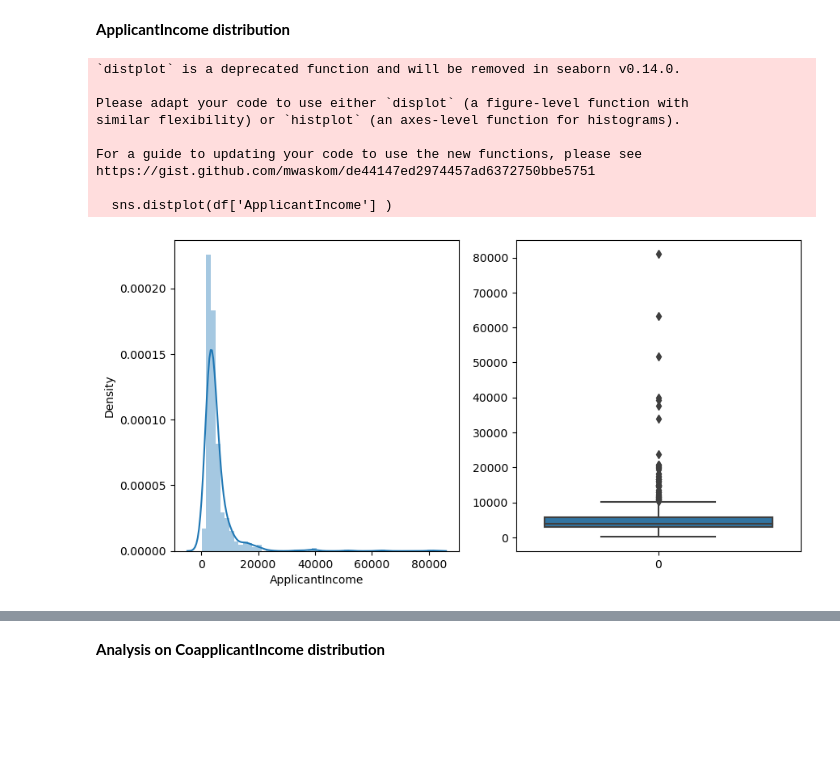
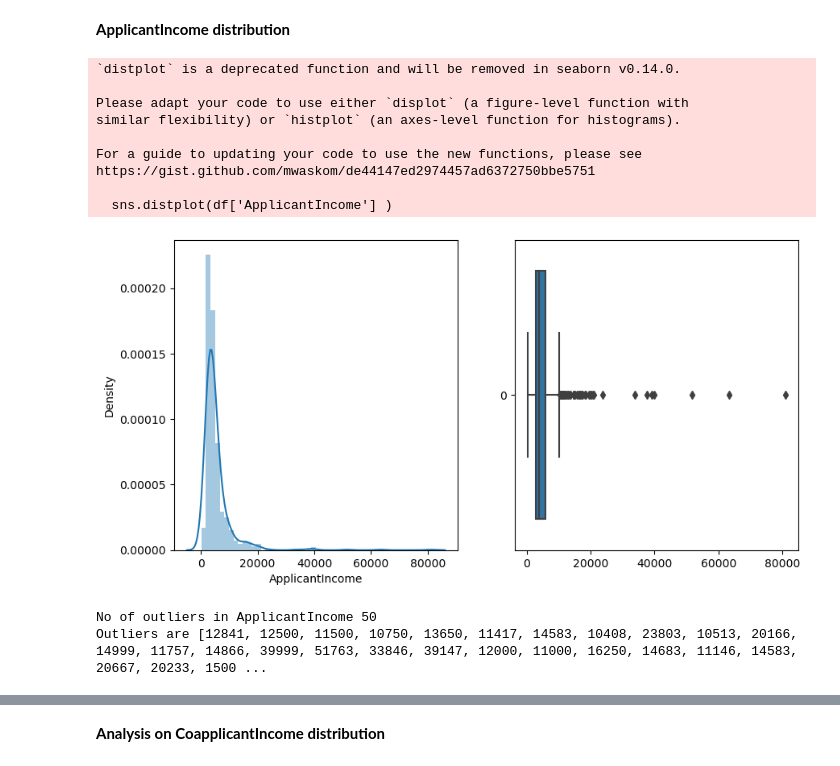
Before and after one commit to pankaj7322/Loan-Prediction, a Jupyter notebook: loan_prediction.ipynb, the cells around one changed output, grey strips where cells are left out. Drawn from its saved outputs; the diff is of its cells as text; code cells hidden in the pictures; blank space fills up the shorter version.

```diff
--- a/loan_prediction.ipynb
+++ b/loan_prediction.ipynb
@@ -267,18 +267,36 @@ plt.bar('Property_Area','count', data = property_area_values)
 # %%
 plt.figure(figsize=(10, 5))
 plt.subplot(1,2,1)
 sns.distplot(df['ApplicantIncome'] )
 plt.subplot(1,2,2)
-sns.boxplot(df['ApplicantIncome'])
+sns.boxplot(df['ApplicantIncome'], orient= 'h')
 plt.show()
 # %% [output]
 `distplot` is a deprecated function and will be removed in seaborn v0.14.0.
 
 Please adapt your code to use either `displot` (a figure-level function with
 similar flexibility) or `histplot` (an axes-level function for histograms).
 
 For a guide to updating your code to use the new functions, please see
 https://gist.github.com/mwaskom/de44147ed2974457ad6372750bbe5751
 
   sns.distplot(df['ApplicantIncome'] )
-[figure, old version]
+[figure, new version]
+# %%
+# find th outliers
+def outliers(data):
+    global upper_bound, lower_bound
+    q1 = np.percentile(data, 25)
+    q3 = np.percentile(data, 75)
+    iqr = q3 - q1
+    lower_bound = q1 - 1.5 * iqr
+    upper_bound = q3 + 1.5 * iqr
+    outliers = [x for x in data if x < lower_bound or x > upper_bound]
+    return outliers
+data = df['ApplicantIncome']
+outliers = outliers(data)
+print("No of outliers in ApplicantIncome", len(outliers))
+print("Outliers are", outliers)
+# %% [output]
+No of outliers in ApplicantIncome 50
+Outliers are [12841, 12500, 11500, 10750, 13650, 11417, 14583, 10408, 23803, 10513, 20166, 14999, 11757, 14866, 39999, 51763, 33846, 39147, 12000, 11000, 16250, 14683, 11146, 14583, 20667, 20233, 1500 ...
```
Also changed, not shown: parts of 43 cells of this notebook.
